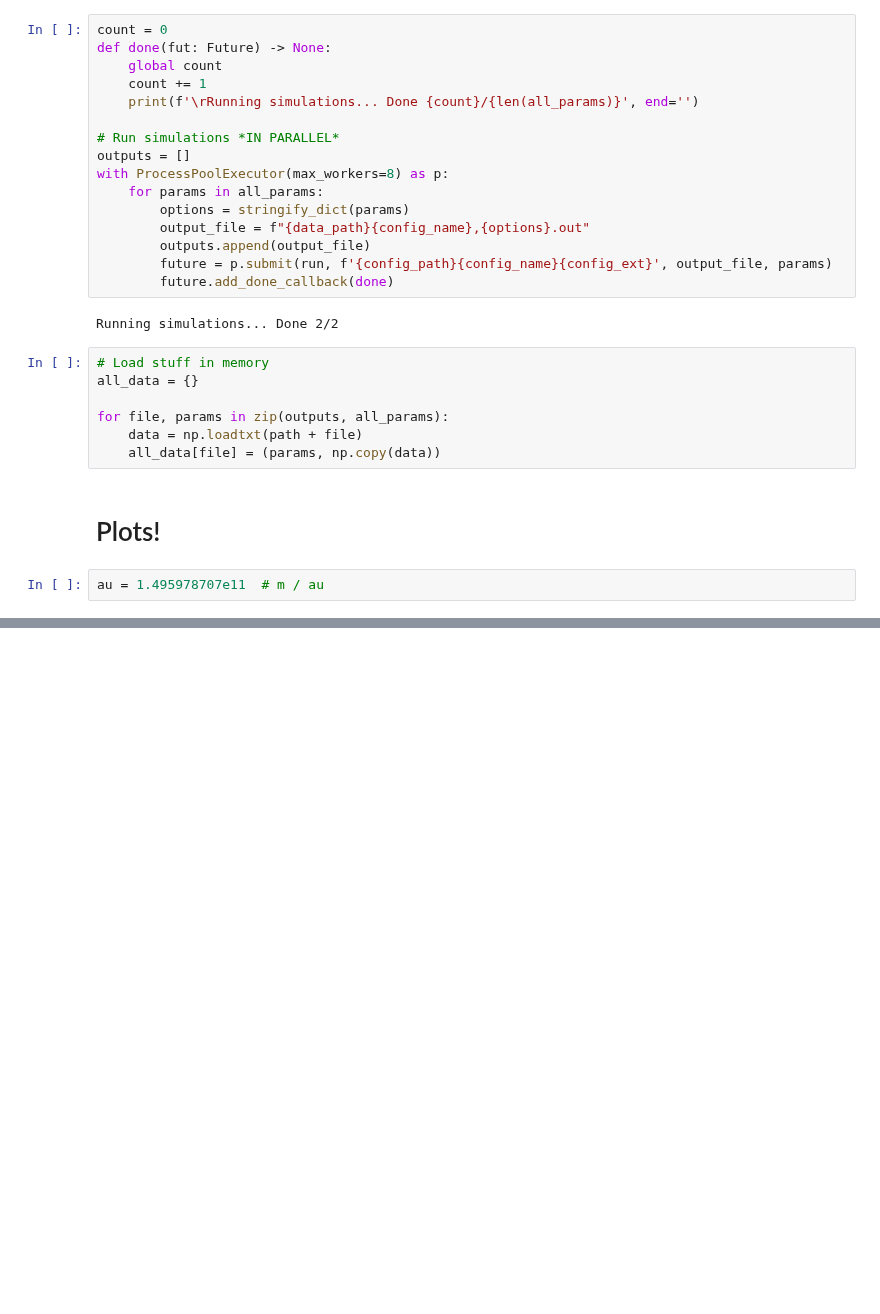
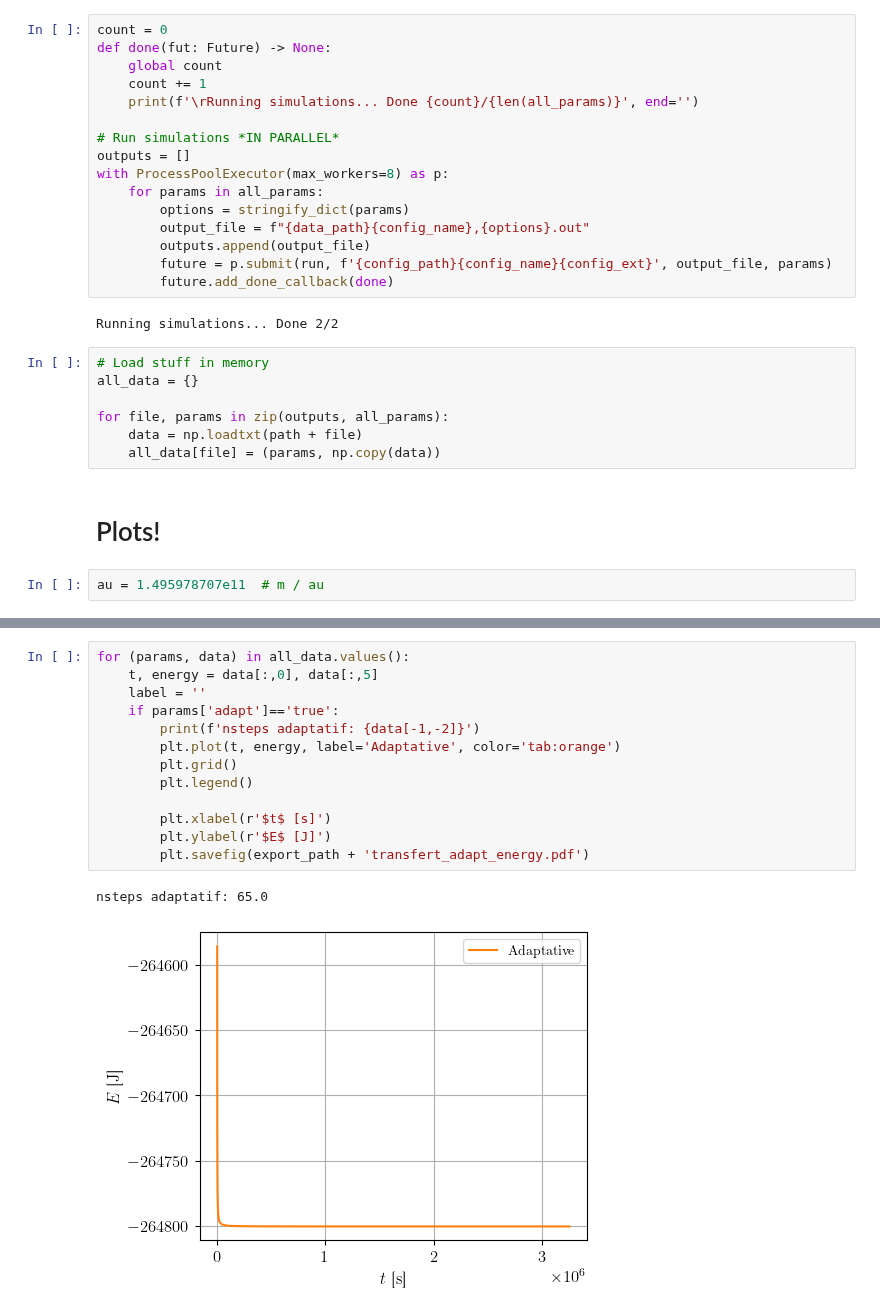
Before and after one commit to TomVdt/PhysNum, a Jupyter notebook: exercice3/analysis/analysis3ai.ipynb, the cells around one changed output, grey strips where cells are left out. Cells and saved outputs as stored; diff of their text form; blank space fills up the shorter version.

```diff
--- a/exercice3/analysis/analysis3ai.ipynb
+++ b/exercice3/analysis/analysis3ai.ipynb
@@ -125,0 +114,16 @@ nsteps adaptatif: 65.0
+# %%
+for (params, data) in all_data.values():
+    t, energy = data[:,0], data[:,5]
+    label = ''
+    if params['adapt']=='true':
+        print(f'nsteps adaptatif: {data[-1,-2]}')
+        plt.plot(t, energy, label='Adaptative', color='tab:orange')
+        plt.grid()
+        plt.legend()
+
+        plt.xlabel(r'$t$ [s]')
+        plt.ylabel(r'$E$ [J]')
+        plt.savefig(export_path + 'transfert_adapt_energy.pdf')
+# %% [output]
+nsteps adaptatif: 65.0
+[figure, added]
```
Also changed, not shown: parts of 3 cells of this notebook, 4 other files.
